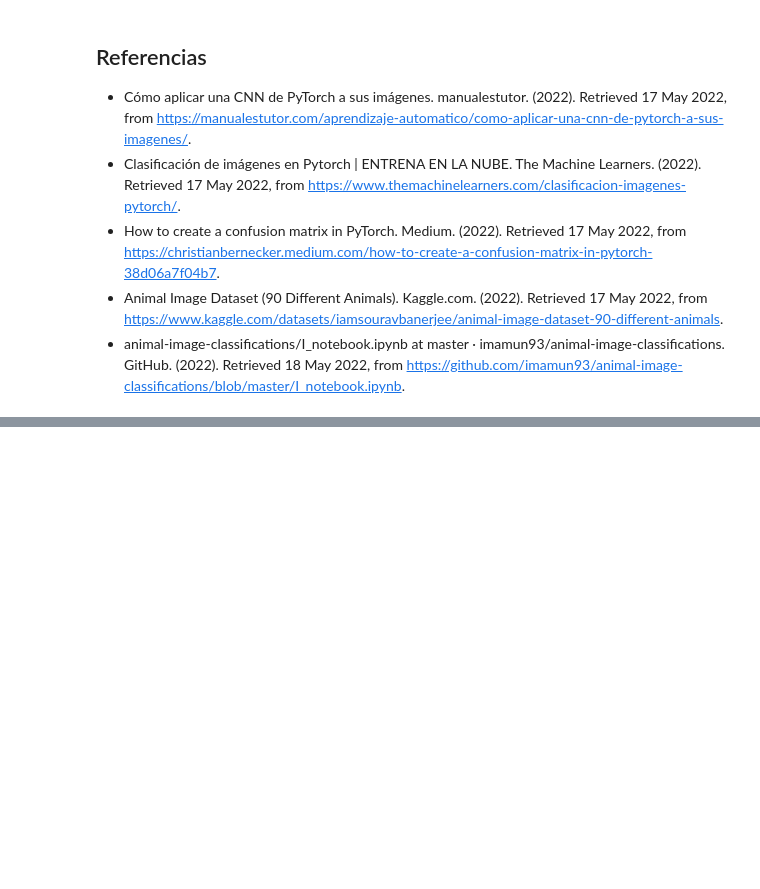
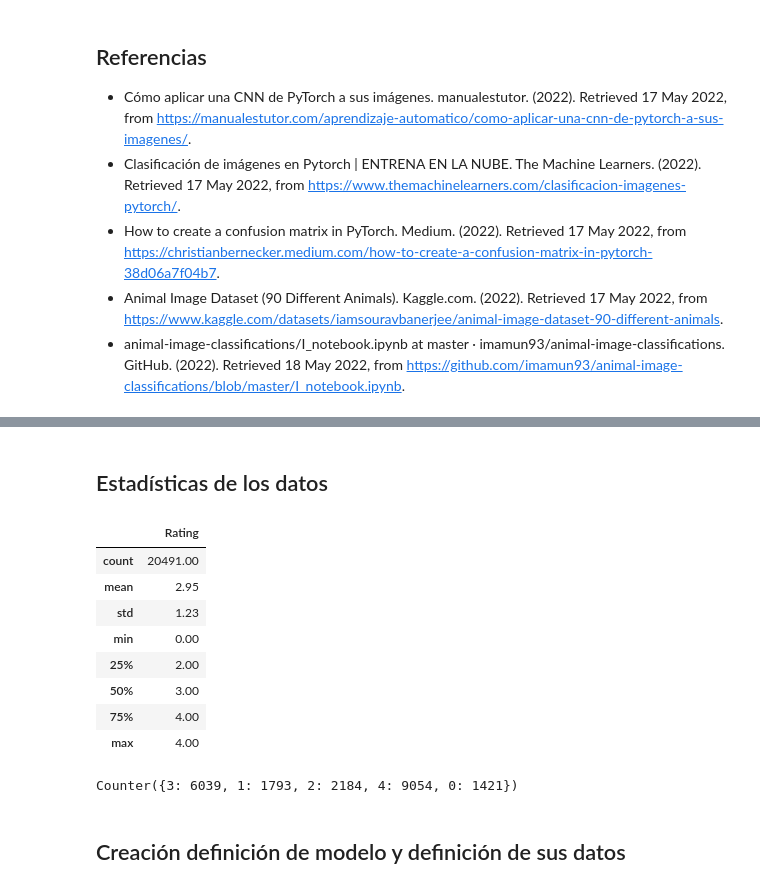
Before and after one commit to Roy8743/IC6200-IA-2022, a Jupyter notebook: 3ra-Tarea-programada-IA/TP3-01.ipynb, the cells around one changed output, grey strips where cells are left out. Saved outputs shown, nothing was run; the diff lists cells and outputs as text; code cells hidden in the pictures; blank space fills up the shorter version.

```diff
--- a/3ra-Tarea-programada-IA/TP3-01.ipynb
+++ b/3ra-Tarea-programada-IA/TP3-01.ipynb
@@ -497,0 +555,27 @@ https://manualestutor.com/aprendizaje-automatico/como-aplicar-una-cnn-de-pytorch
+# %%
+#Cambio de la numeración de la clasificaciones de 0 a 4
+zero_numbering = {1:0, 2:1, 3:2, 4:3, 5:4}
+reviews['Rating'] = reviews['Rating'].apply(lambda x: zero_numbering[x])
+# %% [markdown]
+## Estadísticas de los datos
+# %%
+# Estadísticas de los datos
+pd.set_option('display.float_format', lambda x: '%.2f' % x)
+reviews.describe()
+# %% [output]
+|  | Rating |
+| count | 20491.00 |
+| mean | 2.95 |
+| std | 1.23 |
+| min | 0.00 |
+| 25% | 2.00 |
+| 50% | 3.00 |
+| 75% | 4.00 |
+| max | 4.00 |
+# %%
+# Verificación de qué tan bien balanceadas están las clases.
+Counter(reviews['Rating'])
+# %% [output]
+Counter({3: 6039, 1: 1793, 2: 2184, 4: 9054, 0: 1421})
+# %% [markdown]
+## Creación definición de modelo y definición de sus datos
```
Also changed, not shown: parts of 57 cells of this notebook, 1 other file.
